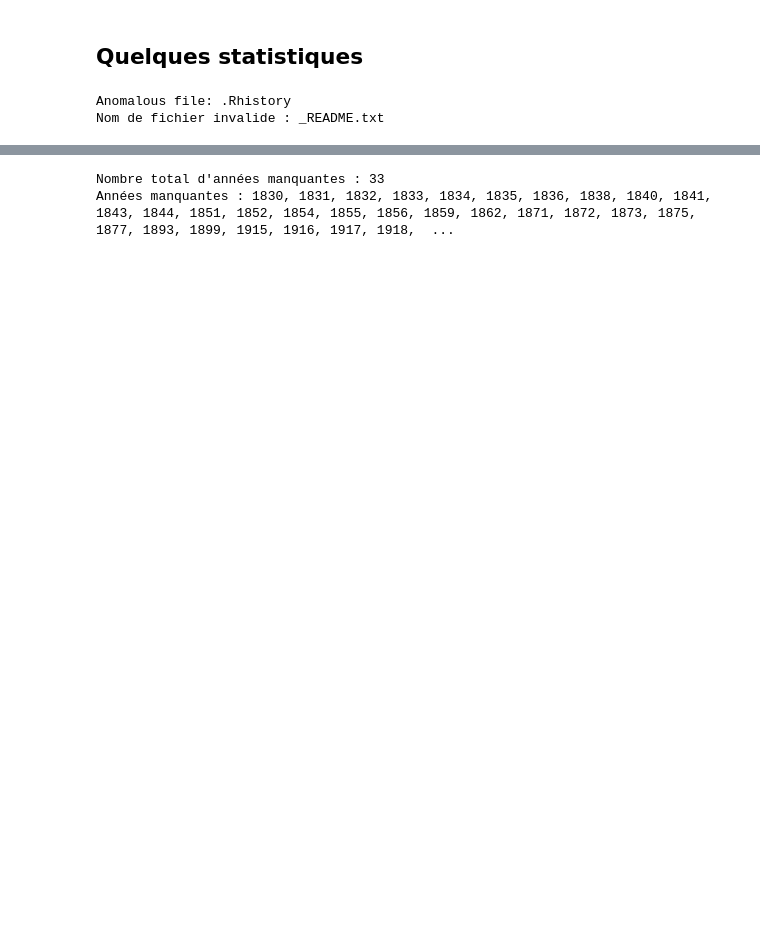
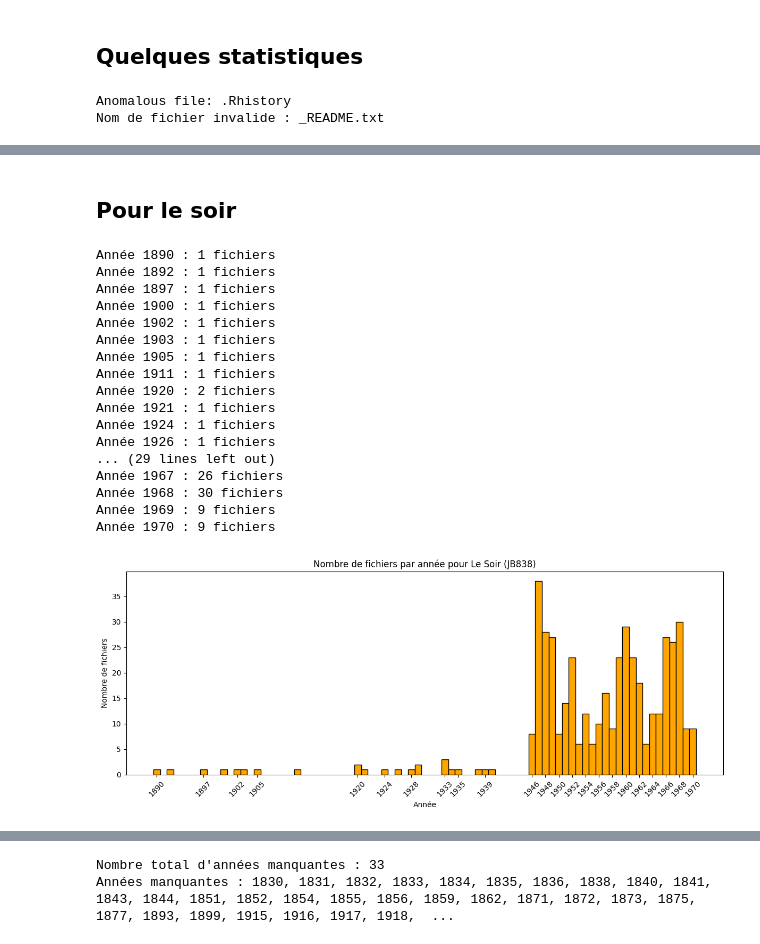
Before and after one commit to mjottrand/tac, a Jupyter notebook: tps/tp4/Explore.ipynb, the cells around one changed output, grey strips where cells are left out. Drawn from its saved outputs; the diff is of its cells as text; code cells hidden in the pictures; blank space fills up the shorter version.

```diff
--- a/tps/tp4/Explore.ipynb
+++ b/tps/tp4/Explore.ipynb
@@ -147,0 +220,62 @@ Il y a 9 fichiers pour la décennie 1970s
+# %% [markdown]
+## Pour le soir
+# %%
+# Journal ciblé
+journal_code = "JB838"
+journal_name = journaux[journal_code]
+
+# Compter le nombre de fichiers par année
+count_year = defaultdict(int)
+for f in files:
+    if "_" in f and f.endswith(".txt"):
+        elems = f.split("_")
+        if len(elems) < 3:
+            continue
+        code = elems[1]
+        if code != journal_code:
+            continue
+        date_part = elems[2]
+        match = re.match(r"(\d{4})", date_part)
+        if match:
+            year = int(match.group(1))
+            count_year[year] += 1
+
+# Trier les années
+years = sorted(count_year.keys())
+values = [count_year[y] for y in years]
+
+# Affichage console
+for y, v in zip(years, values):
+    print(f"Année {y} : {v} fichiers")
+
+# Graphique avec barres alignées sur les années entières
+plt.figure(figsize=(12,5))
+plt.bar(years, values, width=1.0, color='orange', edgecolor='black')
+plt.xlabel("Année")
+plt.ylabel("Nombre de fichiers")
+plt.title(f"Nombre de fichiers par année pour {journal_name} ({journal_code})")
+
+# Afficher une année sur deux pour les ticks
+plt.xticks(years[::2], rotation=45)  # ne prend qu'une année sur deux
+
+plt.tight_layout()
+plt.show()
+# %% [output]
+Année 1890 : 1 fichiers
+Année 1892 : 1 fichiers
+Année 1897 : 1 fichiers
+Année 1900 : 1 fichiers
+Année 1902 : 1 fichiers
+Année 1903 : 1 fichiers
+Année 1905 : 1 fichiers
+Année 1911 : 1 fichiers
+Année 1920 : 2 fichiers
+Année 1921 : 1 fichiers
+Année 1924 : 1 fichiers
+Année 1926 : 1 fichiers
+... (29 lines left out)
+Année 1967 : 26 fichiers
+Année 1968 : 30 fichiers
+Année 1969 : 9 fichiers
+Année 1970 : 9 fichiers
+[figure, added]
```
Also changed, not shown: parts of 18 cells of this notebook.
